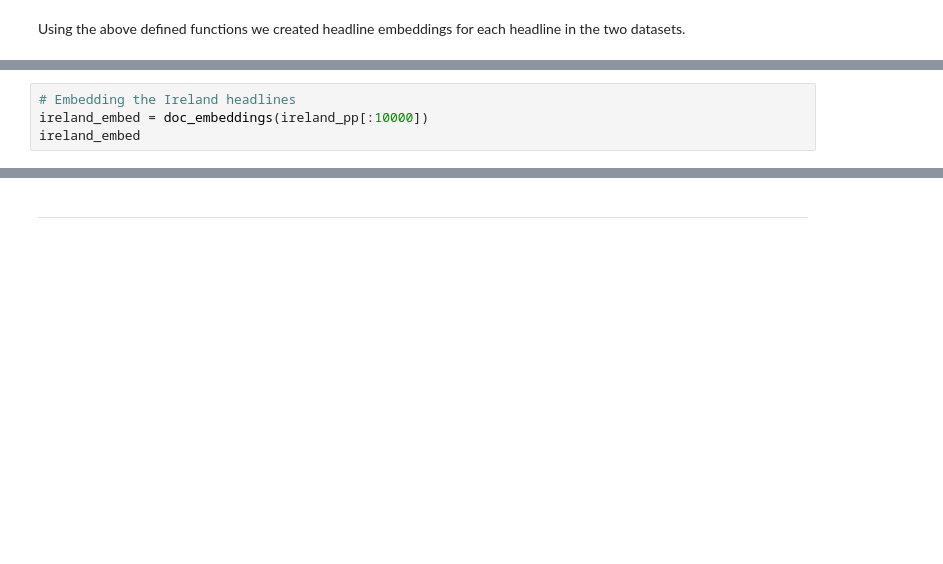
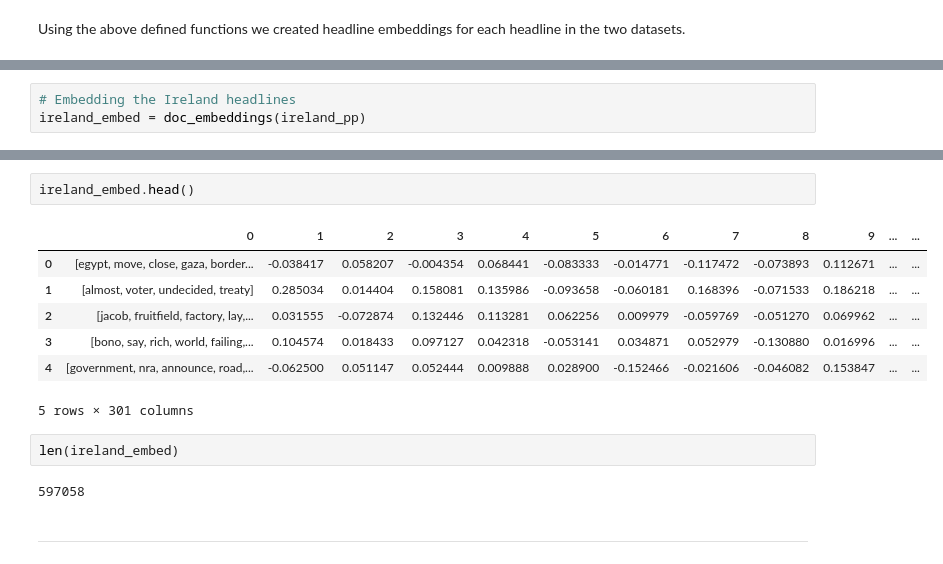
Before and after one commit to norahahr/TMproject, a Jupyter notebook: clustering.ipynb, the cells around one changed output, grey strips where cells are left out. Saved outputs shown, nothing was run; the diff lists cells and outputs as text; blank space fills up the shorter version.

```diff
--- a/clustering.ipynb
+++ b/clustering.ipynb
@@ -196,4 +204,3 @@ reddit_embed
 # %%
 # Embedding the Ireland headlines
-ireland_embed = doc_embeddings(ireland_pp[:10000])
-ireland_embed
+ireland_embed = doc_embeddings(ireland_pp)
@@ -214,3 +207,17 @@ ireland_embed
+# %%
+ireland_embed.head()
+# %% [output]
+|  | 0 | 1 | 2 | 3 | 4 | 5 | 6 | 7 | 8 | 9 | ... | ... |
+| 0 | [egypt, move, close, gaza, border... | -0.038417 | 0.058207 | -0.004354 | 0.068441 | -0.083333 | -0.014771 | -0.117472 | -0.073893 | 0.112671 | ... | ... |
+| 1 | [almost, voter, undecided, treaty] | 0.285034 | 0.014404 | 0.158081 | 0.135986 | -0.093658 | -0.060181 | 0.168396 | -0.071533 | 0.186218 | ... | ... |
+| 2 | [jacob, fruitfield, factory, lay,... | 0.031555 | -0.072874 | 0.132446 | 0.113281 | 0.062256 | 0.009979 | -0.059769 | -0.051270 | 0.069962 | ... | ... |
+| 3 | [bono, say, rich, world, failing,... | 0.104574 | 0.018433 | 0.097127 | 0.042318 | -0.053141 | 0.034871 | 0.052979 | -0.130880 | 0.016996 | ... | ... |
+| 4 | [government, nra, announce, road,... | -0.062500 | 0.051147 | 0.052444 | 0.009888 | 0.028900 | -0.152466 | -0.021606 | -0.046082 | 0.153847 | ... | ... |
+5 rows × 301 columns
+# %%
+len(ireland_embed)
+# %% [output]
+597058
 # %% [markdown]
 ---
 # %% [markdown]
```
Also changed, not shown: parts of 43 cells of this notebook.
